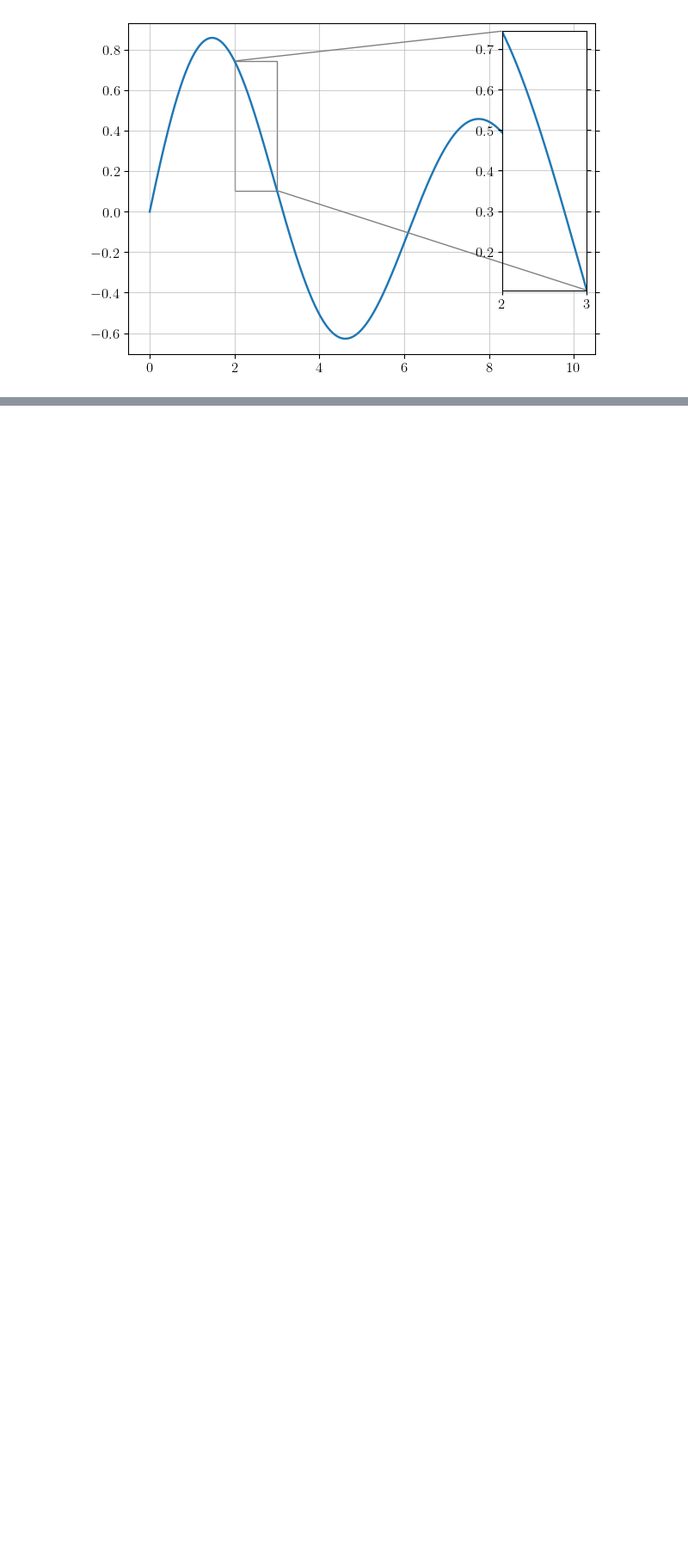
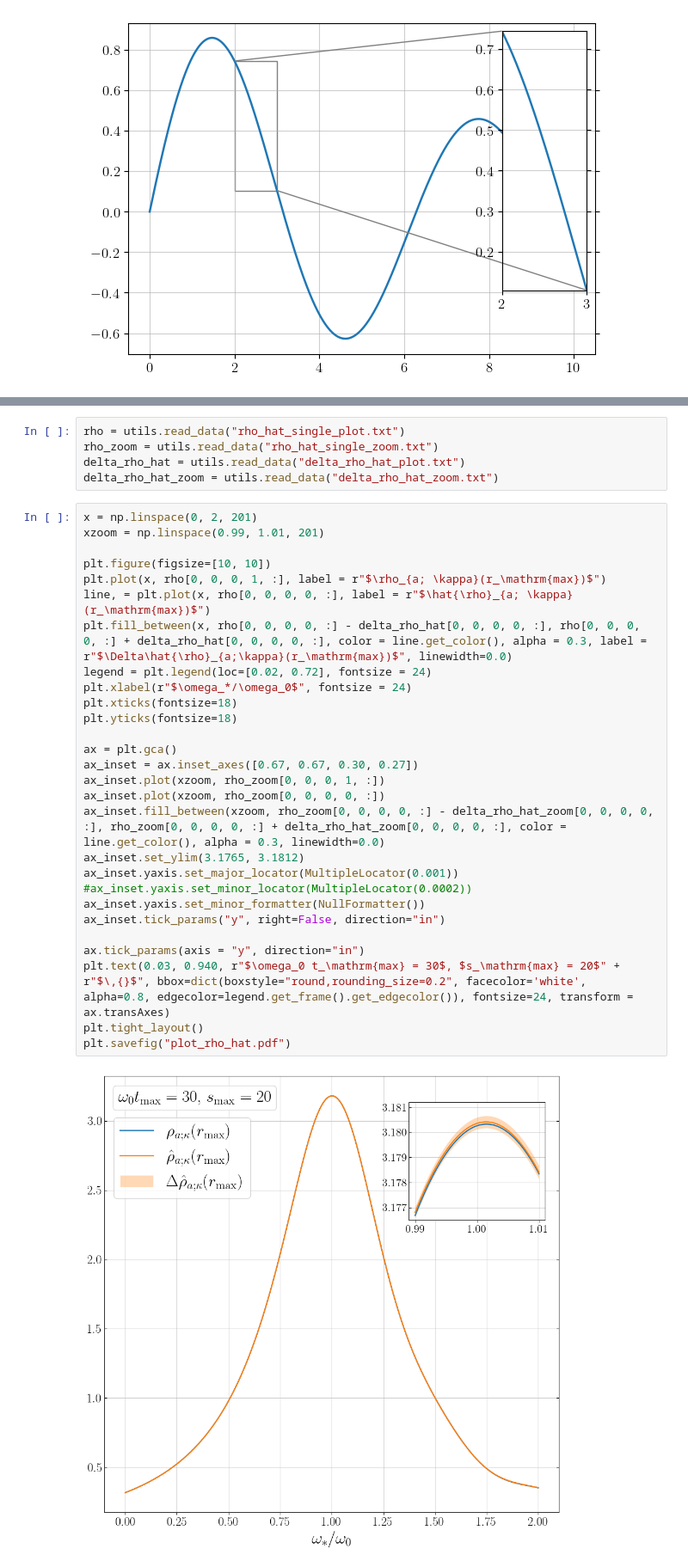
Before and after one commit to DiegoToniolo/Analysis_spectral_densities, a Jupyter notebook: plots_single_exp.ipynb, the cells around one changed output, grey strips where cells are left out. Shown: that part at 86% size. Drawn from its saved outputs; the diff is of its cells as text; blank space fills up the shorter version.

Commit message:
Plot rho_hat for paper

```diff
--- a/plots_single_exp.ipynb
+++ b/plots_single_exp.ipynb
@@ -480,0 +562,35 @@ plt.show()
+# %%
+rho = utils.read_data("rho_hat_single_plot.txt")
+rho_zoom = utils.read_data("rho_hat_single_zoom.txt")
+delta_rho_hat = utils.read_data("delta_rho_hat_plot.txt")
+delta_rho_hat_zoom = utils.read_data("delta_rho_hat_zoom.txt")
+# %%
+x = np.linspace(0, 2, 201)
+xzoom = np.linspace(0.99, 1.01, 201)
+
+plt.figure(figsize=[10, 10])
+plt.plot(x, rho[0, 0, 0, 1, :], label = r"$\rho_{a; \kappa}(r_\mathrm{max})$")
+line, = plt.plot(x, rho[0, 0, 0, 0, :], label = r"$\hat{\rho}_{a; \kappa}(r_\mathrm{max})$")
+plt.fill_between(x, rho[0, 0, 0, 0, :] - delta_rho_hat[0, 0, 0, 0, :], rho[0, 0, 0, 0, :] + delta_rho_hat[0, 0, 0, 0, :], color = line.get_color(), alpha = 0.3, label = r"$\Delta\hat{\rho}_{a;\kappa}(r_\mathrm{max})$", linewidth=0.0)
+legend = plt.legend(loc=[0.02, 0.72], fontsize = 24)
+plt.xlabel(r"$\omega_*/\omega_0$", fontsize = 24)
+plt.xticks(fontsize=18)
+plt.yticks(fontsize=18)
+
+ax = plt.gca()
+ax_inset = ax.inset_axes([0.67, 0.67, 0.30, 0.27])
+ax_inset.plot(xzoom, rho_zoom[0, 0, 0, 1, :])
+ax_inset.plot(xzoom, rho_zoom[0, 0, 0, 0, :])
+ax_inset.fill_between(xzoom, rho_zoom[0, 0, 0, 0, :] - delta_rho_hat_zoom[0, 0, 0, 0, :], rho_zoom[0, 0, 0, 0, :] + delta_rho_hat_zoom[0, 0, 0, 0, :], color = line.get_color(), alpha = 0.3, linewidth=0.0)
+ax_inset.set_ylim(3.1765, 3.1812)
+ax_inset.yaxis.set_major_locator(MultipleLocator(0.001))
+#ax_inset.yaxis.set_minor_locator(MultipleLocator(0.0002))
+ax_inset.yaxis.set_minor_formatter(NullFormatter())
+ax_inset.tick_params("y", right=False, direction="in")
+
+ax.tick_params(axis = "y", direction="in")
+plt.text(0.03, 0.940, r"$\omega_0 t_\mathrm{max} = 30$, $s_\mathrm{max} = 20$" + r"$\,{}$", bbox=dict(boxstyle="round,rounding_size=0.2", facecolor='white', alpha=0.8, edgecolor=legend.get_frame().get_edgecolor()), fontsize=24, transform = ax.transAxes)
+plt.tight_layout()
+plt.savefig("plot_rho_hat.pdf")
+# %% [output]
+[figure, added]
```
Also changed, not shown: parts of 5 cells of this notebook.
